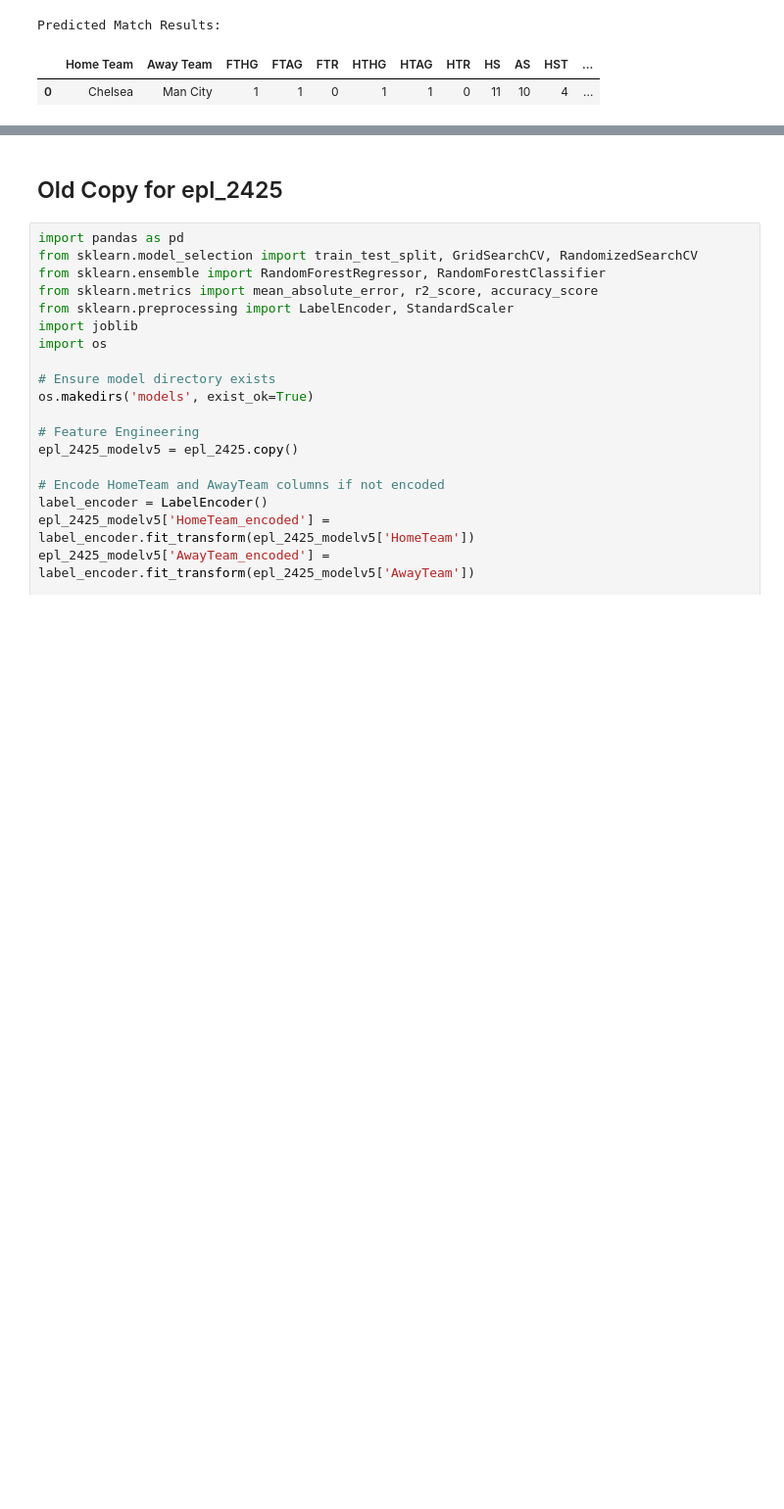
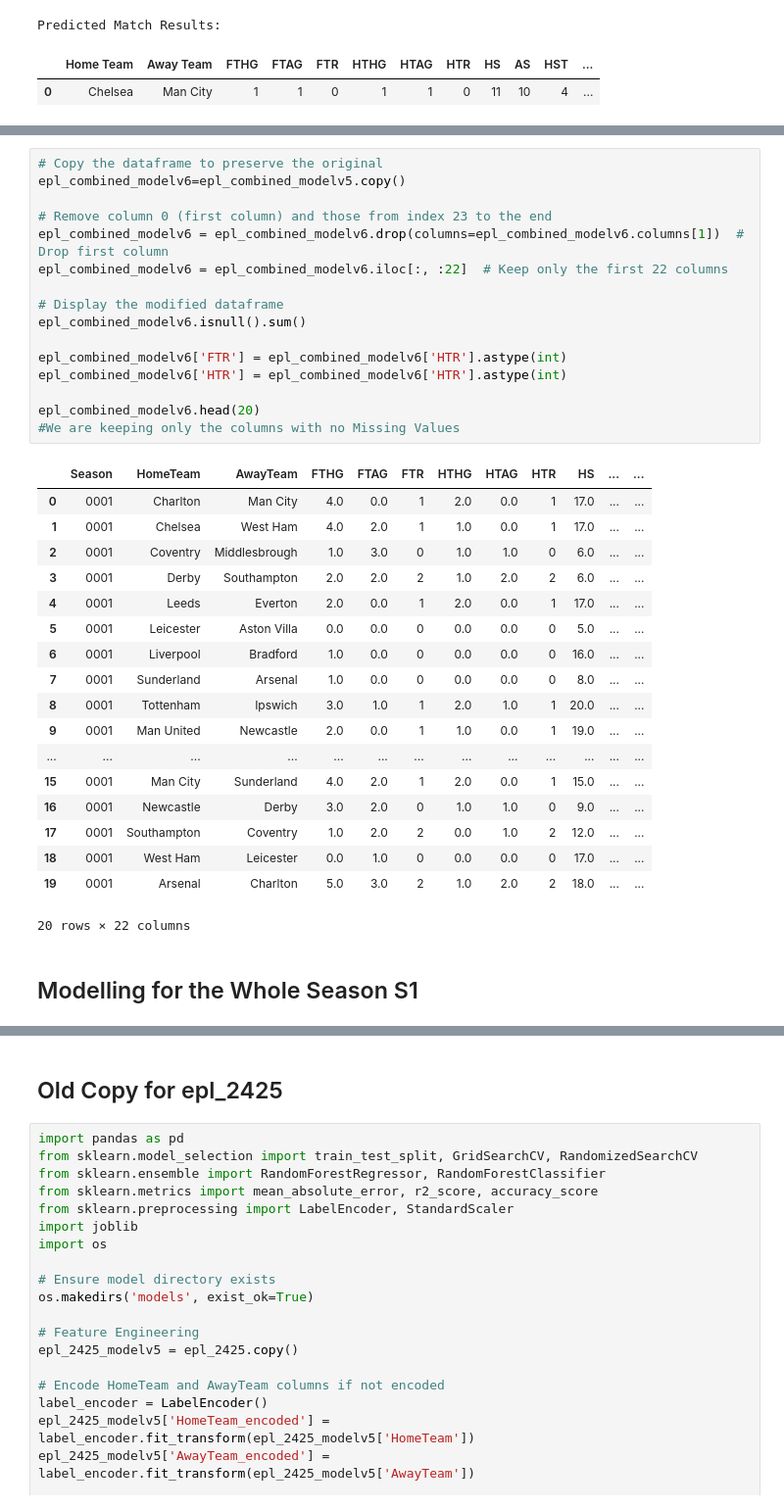
Before and after one commit to amwangwa/TeamPerformance, a Jupyter notebook: eplmodel.ipynb, the cells around one changed output, grey strips where cells are left out. Shown at 98% size. Saved outputs shown, nothing was run; the diff lists cells and outputs as text; blank space fills up the shorter version.

```diff
--- a/eplmodel.ipynb
+++ b/eplmodel.ipynb
@@ -1686,0 +1782,37 @@ Predicted Match Results:
+# %%
+# Copy the dataframe to preserve the original
+epl_combined_modelv6=epl_combined_modelv5.copy()
+
+# Remove column 0 (first column) and those from index 23 to the end
+epl_combined_modelv6 = epl_combined_modelv6.drop(columns=epl_combined_modelv6.columns[1])  # Drop first column
+epl_combined_modelv6 = epl_combined_modelv6.iloc[:, :22]  # Keep only the first 22 columns
+
+# Display the modified dataframe
+epl_combined_modelv6.isnull().sum()
+
+epl_combined_modelv6['FTR'] = epl_combined_modelv6['HTR'].astype(int)
+epl_combined_modelv6['HTR'] = epl_combined_modelv6['HTR'].astype(int)
+
+epl_combined_modelv6.head(20)
+#We are keeping only the columns with no Missing Values
+# %% [output]
+|  | Season | HomeTeam | AwayTeam | FTHG | FTAG | FTR | HTHG | HTAG | HTR | HS | ... | ... |
+| 0 | 0001 | Charlton | Man City | 4.0 | 0.0 | 1 | 2.0 | 0.0 | 1 | 17.0 | ... | ... |
+| 1 | 0001 | Chelsea | West Ham | 4.0 | 2.0 | 1 | 1.0 | 0.0 | 1 | 17.0 | ... | ... |
+| 2 | 0001 | Coventry | Middlesbrough | 1.0 | 3.0 | 0 | 1.0 | 1.0 | 0 | 6.0 | ... | ... |
+| 3 | 0001 | Derby | Southampton | 2.0 | 2.0 | 2 | 1.0 | 2.0 | 2 | 6.0 | ... | ... |
+| 4 | 0001 | Leeds | Everton | 2.0 | 0.0 | 1 | 2.0 | 0.0 | 1 | 17.0 | ... | ... |
+| 5 | 0001 | Leicester | Aston Villa | 0.0 | 0.0 | 0 | 0.0 | 0.0 | 0 | 5.0 | ... | ... |
+| 6 | 0001 | Liverpool | Bradford | 1.0 | 0.0 | 0 | 0.0 | 0.0 | 0 | 16.0 | ... | ... |
+| 7 | 0001 | Sunderland | Arsenal | 1.0 | 0.0 | 0 | 0.0 | 0.0 | 0 | 8.0 | ... | ... |
+| 8 | 0001 | Tottenham | Ipswich | 3.0 | 1.0 | 1 | 2.0 | 1.0 | 1 | 20.0 | ... | ... |
+| 9 | 0001 | Man United | Newcastle | 2.0 | 0.0 | 1 | 1.0 | 0.0 | 1 | 19.0 | ... | ... |
+| ... | ... | ... | ... | ... | ... | ... | ... | ... | ... | ... | ... | ... |
+| 15 | 0001 | Man City | Sunderland | 4.0 | 2.0 | 1 | 2.0 | 0.0 | 1 | 15.0 | ... | ... |
+| 16 | 0001 | Newcastle | Derby | 3.0 | 2.0 | 0 | 1.0 | 1.0 | 0 | 9.0 | ... | ... |
+| 17 | 0001 | Southampton | Coventry | 1.0 | 2.0 | 2 | 0.0 | 1.0 | 2 | 12.0 | ... | ... |
+| 18 | 0001 | West Ham | Leicester | 0.0 | 1.0 | 0 | 0.0 | 0.0 | 0 | 17.0 | ... | ... |
+| 19 | 0001 | Arsenal | Charlton | 5.0 | 3.0 | 2 | 1.0 | 2.0 | 2 | 18.0 | ... | ... |
+20 rows × 22 columns
+# %% [markdown]
+## Modelling for the Whole Season S1
```
Also changed, not shown: parts of 21 cells of this notebook, 13 other files.
